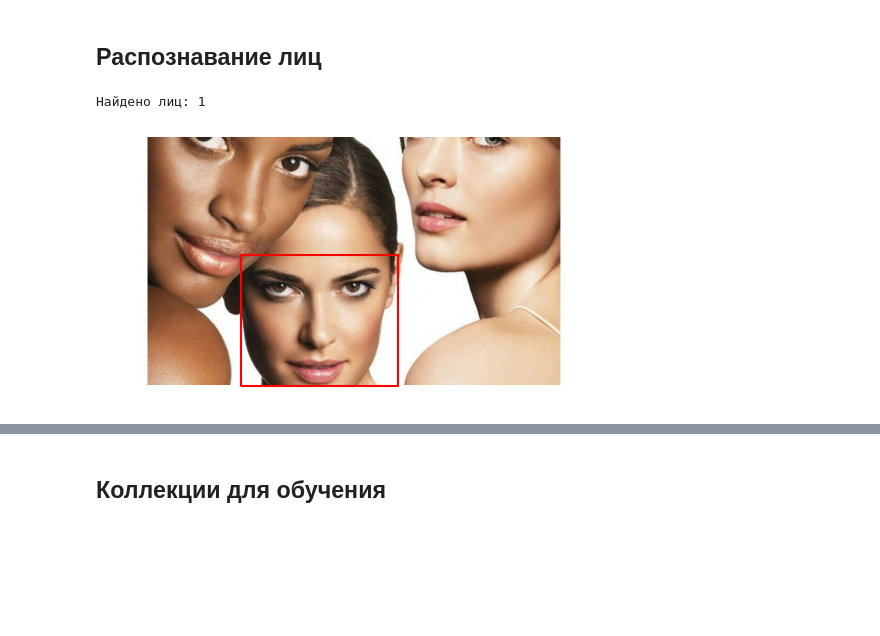
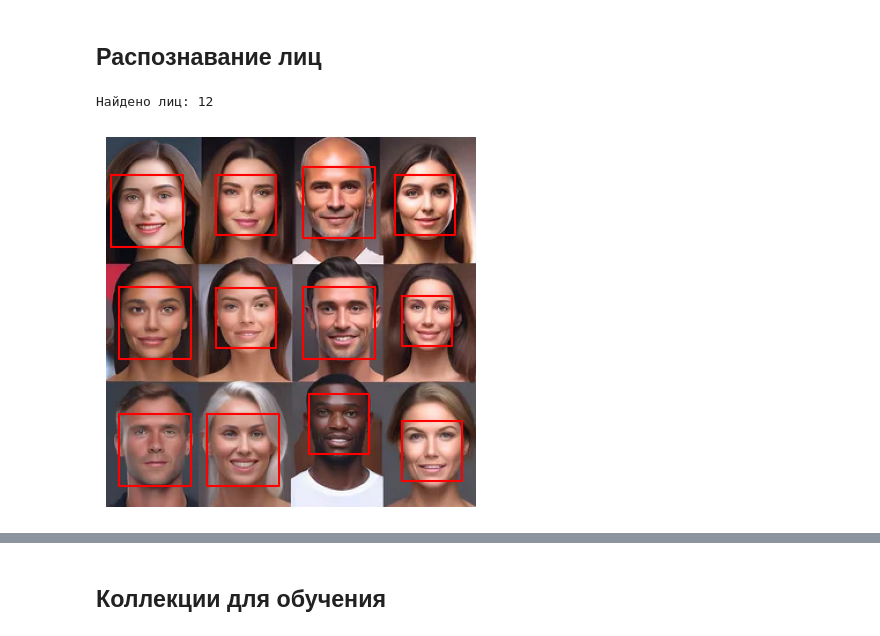
Before and after one commit to lerok12/image_processing, a Jupyter notebook: Module_2.ipynb, the cells around one changed output, grey strips where cells are left out. Drawn from its saved outputs; the diff is of its cells as text; code cells hidden in the pictures; blank space fills up the shorter version.

```diff
--- a/Module_2.ipynb
+++ b/Module_2.ipynb
@@ -157,23 +166,23 @@ create_panorama("./data/panorama02.jpg", "./data/panorama01.jpg", "output_panora
 # %%
 import face_recognition
 import matplotlib.pyplot as plt
 
-face = ["3faces.jpg", "manyfaces.jpg"]
+face = ["sample_data/fdqa.jpg", "sample_data/manyfaces.jpg"]
 # Загрузка изображения
-image_path = f"./data/faces/{face[0]}"
+image_path = f"{face[0]}"
 image = face_recognition.load_image_file(image_path)
 
 # Нахождение лиц на изображении
 face_locations = face_recognition.face_locations(image)
 
 # Вывод результатов
 print(f"Найдено лиц: {len(face_locations)}")
 plt.imshow(image)
 for face_location in face_locations:
     top, right, bottom, left = face_location
     plt.plot([left, right, right, left, left], [top, top, bottom, bottom, top], "r-")
 plt.axis("off")
 plt.show()
 # %% [output]
-Найдено лиц: 1
+Найдено лиц: 12
-[figure, old version]
+[figure, new version]
```
Also changed, not shown: parts of 13 cells of this notebook.
